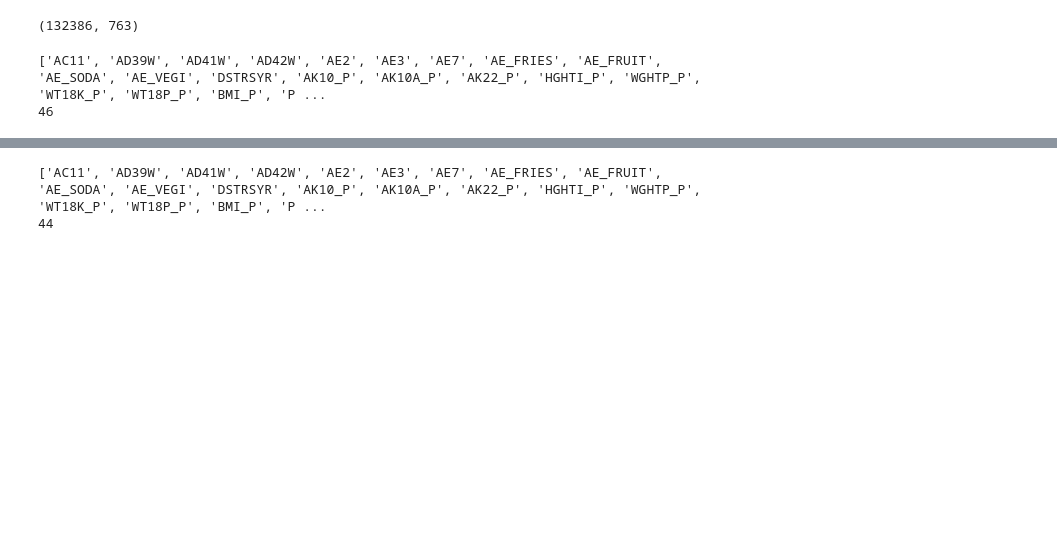
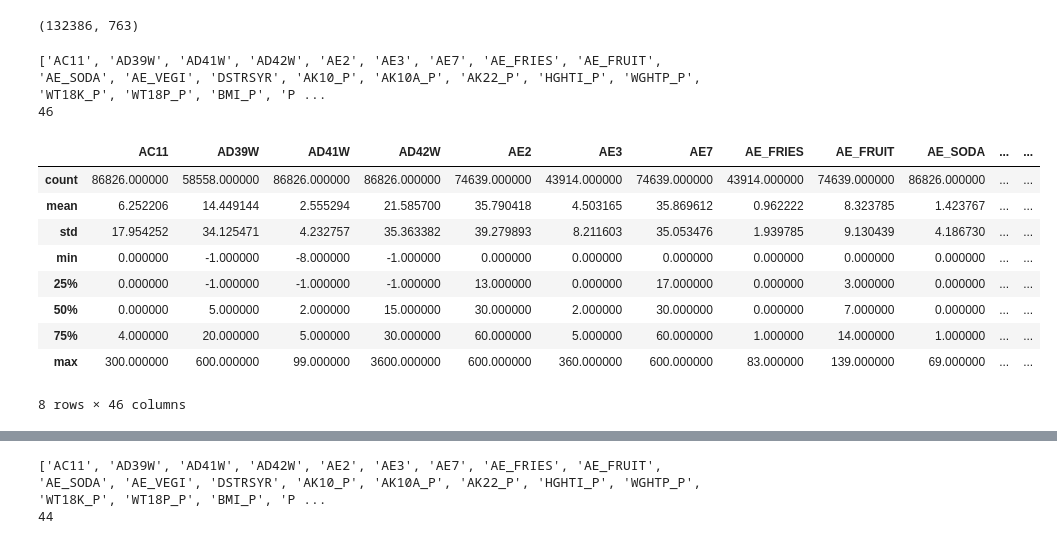
Before and after one commit to GitHubkhim/STATS170_Project, a Jupyter notebook: data_preprocessing.ipynb, the cells around one changed output, grey strips where cells are left out. Cells and saved outputs as stored; diff of their text form; code cells hidden in the pictures; blank space fills up the shorter version.

```diff
--- a/data_preprocessing.ipynb
+++ b/data_preprocessing.ipynb
@@ -69,3 +70,16 @@ print(len(numerical_features))
 # %% [output]
 ['AC11', 'AD39W', 'AD41W', 'AD42W', 'AE2', 'AE3', 'AE7', 'AE_FRIES', 'AE_FRUIT', 'AE_SODA', 'AE_VEGI', 'DSTRSYR', 'AK10_P', 'AK10A_P', 'AK22_P', 'HGHTI_P', 'WGHTP_P', 'WT18K_P', 'WT18P_P', 'BMI_P', 'P ...
 46
+# %%
+X_train[numerical_features].describe()
+# %% [output]
+|  | AC11 | AD39W | AD41W | AD42W | AE2 | AE3 | AE7 | AE_FRIES | AE_FRUIT | AE_SODA | ... | ... |
+| count | 86826.000000 | 58558.000000 | 86826.000000 | 86826.000000 | 74639.000000 | 43914.000000 | 74639.000000 | 43914.000000 | 74639.000000 | 86826.000000 | ... | ... |
+| mean | 6.252206 | 14.449144 | 2.555294 | 21.585700 | 35.790418 | 4.503165 | 35.869612 | 0.962222 | 8.323785 | 1.423767 | ... | ... |
+| std | 17.954252 | 34.125471 | 4.232757 | 35.363382 | 39.279893 | 8.211603 | 35.053476 | 1.939785 | 9.130439 | 4.186730 | ... | ... |
+| min | 0.000000 | -1.000000 | -8.000000 | -1.000000 | 0.000000 | 0.000000 | 0.000000 | 0.000000 | 0.000000 | 0.000000 | ... | ... |
+| 25% | 0.000000 | -1.000000 | -1.000000 | -1.000000 | 13.000000 | 0.000000 | 17.000000 | 0.000000 | 3.000000 | 0.000000 | ... | ... |
+| 50% | 0.000000 | 5.000000 | 2.000000 | 15.000000 | 30.000000 | 2.000000 | 30.000000 | 0.000000 | 7.000000 | 0.000000 | ... | ... |
+| 75% | 4.000000 | 20.000000 | 5.000000 | 30.000000 | 60.000000 | 5.000000 | 60.000000 | 1.000000 | 14.000000 | 1.000000 | ... | ... |
+| max | 300.000000 | 600.000000 | 99.000000 | 3600.000000 | 600.000000 | 360.000000 | 600.000000 | 83.000000 | 139.000000 | 69.000000 | ... | ... |
+8 rows × 46 columns
```
Also changed, not shown: parts of 7 cells of this notebook, 10 other files.
